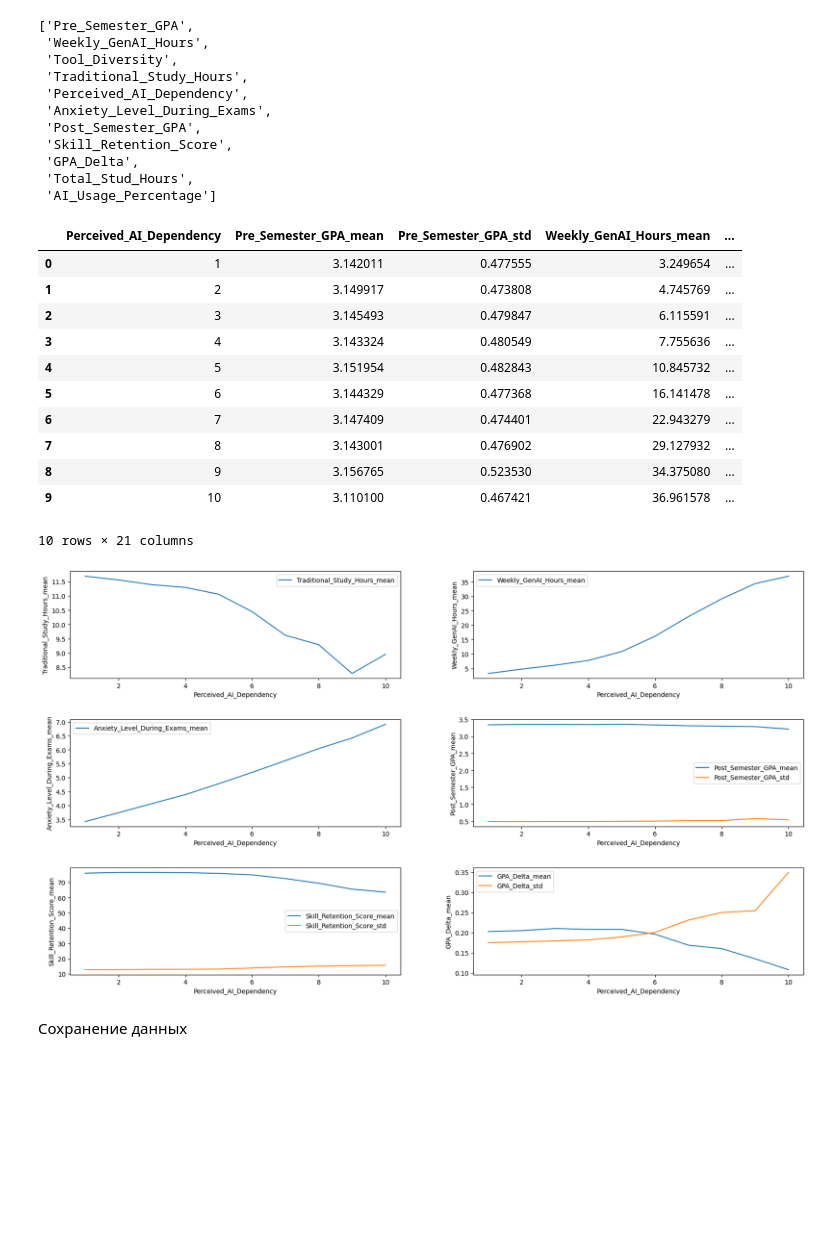
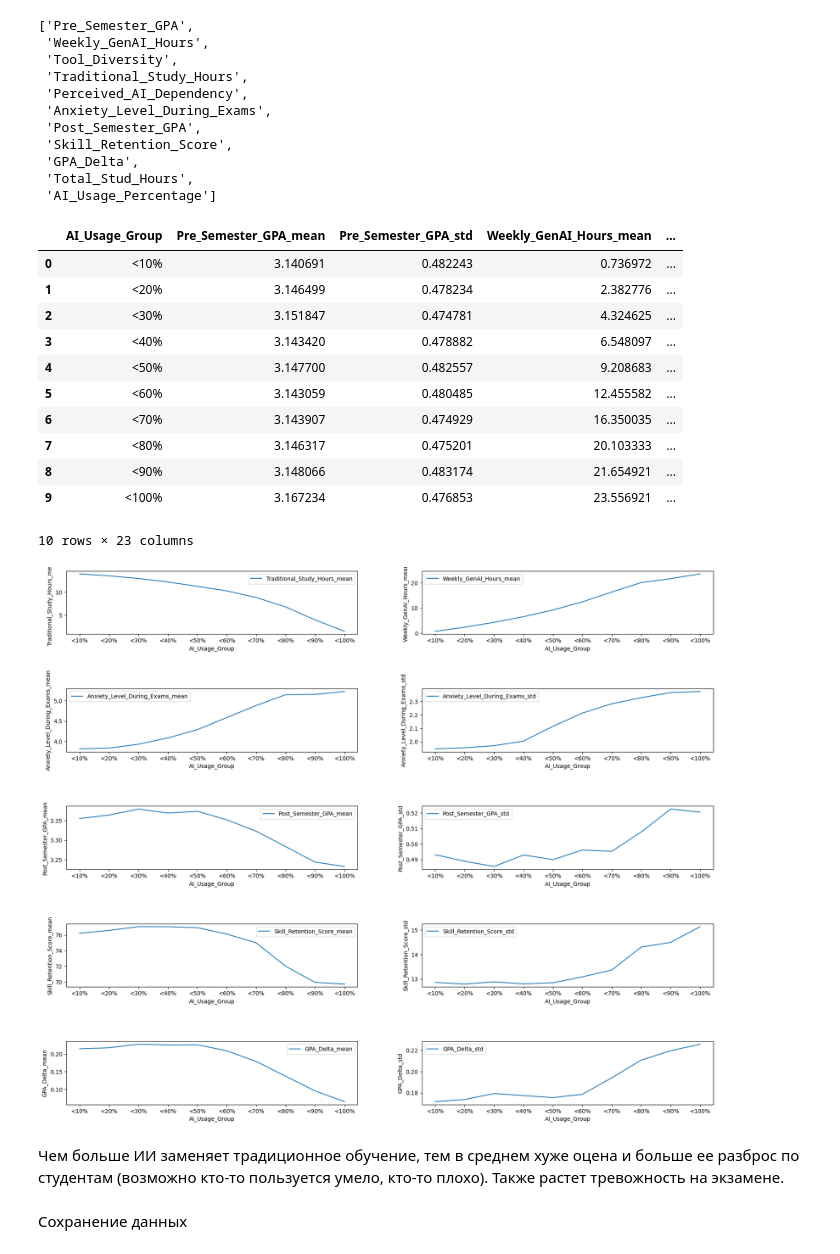
Before and after one commit to EngoyanSY/my_proj, a Jupyter notebook: eda/eda.ipynb, the cells around one changed output. Drawn from its saved outputs; the diff is of its cells as text; code cells hidden in the pictures; blank space fills up the shorter version.

```diff
--- a/eda/eda.ipynb
+++ b/eda/eda.ipynb
@@ -9,7 +9,7 @@ import pickle
 # %%
 # dataset https://www.kaggle.com/datasets/laveshjadon/ai-impact-on-students
 
-df = pd.read_csv('../data/ai_student_impact.csv')
+df = pd.read_csv('../data/ai_student_impact_dataset.csv')
 # %%
 df.head(20)
 # %% [output]
@@ -518,52 +534,55 @@ num_features.columns.to_list()
  'GPA_Delta',
  'Total_Stud_Hours',
  'AI_Usage_Percentage']
-# %%
-df['AI_Usage_Group'] = pd.cut(
-    df['AI_Usage_Percentage'],
-    bins=[-0.01, 0.33, 0.67, 1.1],
-    labels=['Low', 'Medium', 'High']
-)
+# %%
+df['AI_Usage_Group'] = pd.cut(
+    df['AI_Usage_Percentage'],
+    bins=[-0.01, 0.1, 0.2, 0.3, 0.4, 0.5, 0.6, 0.7, 0.8, 0.9, 1.01],
+    labels=['<10%', '<20%', '<30%',  '<40%', '<50%', '<60%', '<70%', '<80%', '<90%', '<100%']
+)
 # %%
-aggregated_df = df[num_features.columns.to_list()].groupby(by='Perceived_AI_Dependency').agg(['mean', 'std'])
+aggregated_df = df[num_features.columns.to_list() + ['AI_Usage_Group']].groupby(by='AI_Usage_Group').agg(['mean', 'std'])
 aggregated_df = flat_index(aggregated_df)
 aggregated_df
 # %% [output]
-|  | Perceived_AI_Dependency | Pre_Semester_GPA_mean | Pre_Semester_GPA_std | Weekly_GenAI_Hours_mean | ... |
-| 0 | 1 | 3.142011 | 0.477555 | 3.249654 | ... |
-| 1 | 2 | 3.149917 | 0.473808 | 4.745769 | ... |
-| 2 | 3 | 3.145493 | 0.479847 | 6.115591 | ... |
-| 3 | 4 | 3.143324 | 0.480549 | 7.755636 | ... |
-| 4 | 5 | 3.151954 | 0.482843 | 10.845732 | ... |
-| 5 | 6 | 3.144329 | 0.477368 | 16.141478 | ... |
-| 6 | 7 | 3.147409 | 0.474401 | 22.943279 | ... |
-| 7 | 8 | 3.143001 | 0.476902 | 29.127932 | ... |
-| 8 | 9 | 3.156765 | 0.523530 | 34.375080 | ... |
-| 9 | 10 | 3.110100 | 0.467421 | 36.961578 | ... |
+|  | AI_Usage_Group | Pre_Semester_GPA_mean | Pre_Semester_GPA_std | Weekly_GenAI_Hours_mean | ... |
+| 0 | <10% | 3.140691 | 0.482243 | 0.736972 | ... |
+| 1 | <20% | 3.146499 | 0.478234 | 2.382776 | ... |
+| 2 | <30% | 3.151847 | 0.474781 | 4.324625 | ... |
+| 3 | <40% | 3.143420 | 0.478882 | 6.548097 | ... |
+| 4 | <50% | 3.147700 | 0.482557 | 9.208683 | ... |
+| 5 | <60% | 3.143059 | 0.480485 | 12.455582 | ... |
+| 6 | <70% | 3.143907 | 0.474929 | 16.350035 | ... |
+| 7 | <80% | 3.146317 | 0.475201 | 20.103333 | ... |
+| 8 | <90% | 3.148066 | 0.483174 | 21.654921 | ... |
+| 9 | <100% | 3.167234 | 0.476853 | 23.556921 | ... |
-10 rows × 21 columns
+10 rows × 23 columns
 # %%
-fig, axs = plt.subplots(3,2)
+fig, axs = plt.subplots(5,2)
 fig.tight_layout(pad=1)
-fig.set_size_inches(18, 10, forward=True)
+fig.set_size_inches(18, 15, forward=True)
 
-sns.lineplot(aggregated_df,x='Perceived_AI_Dependency',y='Traditional_Study_Hours_mean', label='Traditional_Study_Hours_mean', ax=axs[0,0])
+sns.lineplot(aggregated_df,x='AI_Usage_Group',y='Traditional_Study_Hours_mean', label='Traditional_Study_Hours_mean', ax=axs[0,0])
 
-sns.lineplot(aggregated_df,x='Perceived_AI_Dependency',y='Weekly_GenAI_Hours_mean', label='Weekly_GenAI_Hours_mean', ax=axs[0,1])
+sns.lineplot(aggregated_df,x='AI_Usage_Group',y='Weekly_GenAI_Hours_mean', label='Weekly_GenAI_Hours_mean', ax=axs[0,1])
 
-sns.lineplot(aggregated_df,x='Perceived_AI_Dependency',y='Anxiety_Level_During_Exams_mean', label='Anxiety_Level_During_Exams_mean', ax=axs[1,0])
+sns.lineplot(aggregated_df,x='AI_Usage_Group',y='Anxiety_Level_During_Exams_mean', label='Anxiety_Level_During_Exams_mean', ax=axs[1,0])
+sns.lineplot(aggregated_df,x='AI_Usage_Group',y='Anxiety_Level_During_Exams_std', label='Anxiety_Level_During_Exams_std', ax=axs[1,1])
 
-sns.lineplot(aggregated_df,x='Perceived_AI_Dependency',y='Post_Semester_GPA_mean', label='Post_Semester_GPA_mean', ax=axs[1,1])
-sns.lineplot(aggregated_df,x='Perceived_AI_Dependency',y='Post_Semester_GPA_std', label='Post_Semester_GPA_std', ax=axs[1,1])
+sns.lineplot(aggregated_df,x='AI_Usage_Group',y='Post_Semester_GPA_mean', label='Post_Semester_GPA_mean', ax=axs[2,0])
+sns.lineplot(aggregated_df,x='AI_Usage_Group',y='Post_Semester_GPA_std', label='Post_Semester_GPA_std', ax=axs[2,1])
 
-sns.lineplot(aggregated_df,x='Perceived_AI_Dependency',y='Skill_Retention_Score_mean', label='Skill_Retention_Score_mean', ax=axs[2,0])
-sns.lineplot(aggregated_df,x='Perceived_AI_Dependency',y='Skill_Retention_Score_std', label='Skill_Retention_Score_std', ax=axs[2,0])
+sns.lineplot(aggregated_df,x='AI_Usage_Group',y='Skill_Retention_Score_mean', label='Skill_Retention_Score_mean', ax=axs[3,0])
+sns.lineplot(aggregated_df,x='AI_Usage_Group',y='Skill_Retention_Score_std', label='Skill_Retention_Score_std', ax=axs[3,1])
 
-sns.lineplot(aggregated_df,x='Perceived_AI_Dependency',y='GPA_Delta_mean', label='GPA_Delta_mean', ax=axs[2,1])
-sns.lineplot(aggregated_df,x='Perceived_AI_Dependency',y='GPA_Delta_std', label='GPA_Delta_std', ax=axs[2,1])
+sns.lineplot(aggregated_df,x='AI_Usage_Group',y='GPA_Delta_mean', label='GPA_Delta_mean', ax=axs[4,0])
+sns.lineplot(aggregated_df,x='AI_Usage_Group',y='GPA_Delta_std', label='GPA_Delta_std', ax=axs[4,1])
 
 plt.show()
 # %% [output]
-[figure, old version]
+[figure, new version]
+# %% [markdown]
+Чем больше ИИ заменяет традиционное обучение, тем в среднем хуже оцена и больше ее разброс по студентам (возможно кто-то пользуется умело, кто-то плохо). Также растет тревожность на экзамене.
 # %%
 from bokeh.plotting import figure, show
 
```
Also changed, not shown: parts of 2 cells of this notebook.
